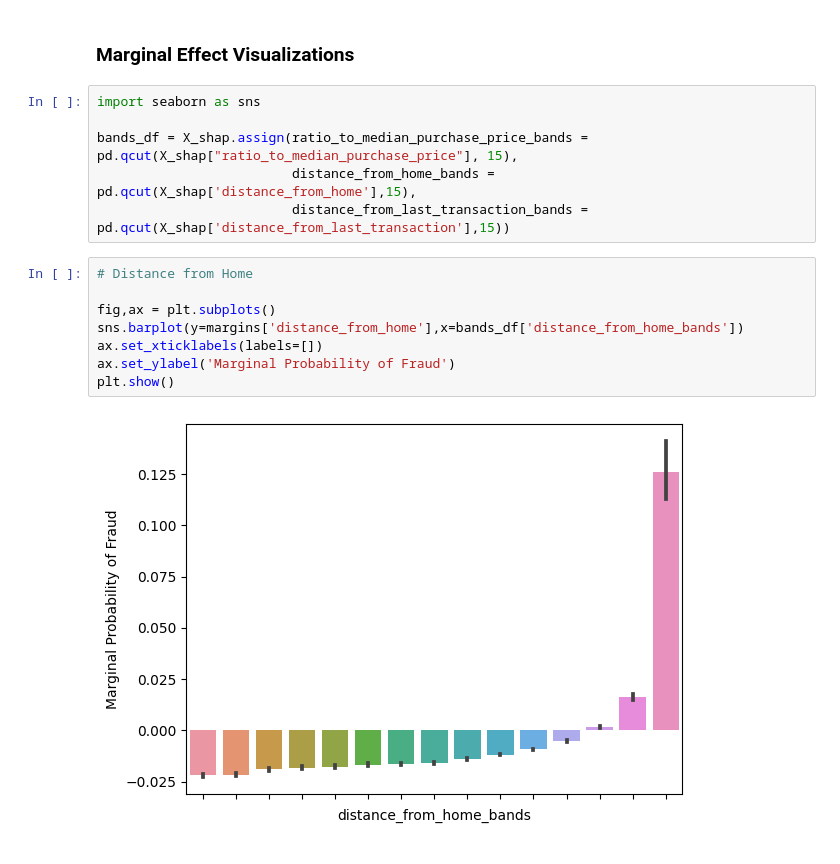
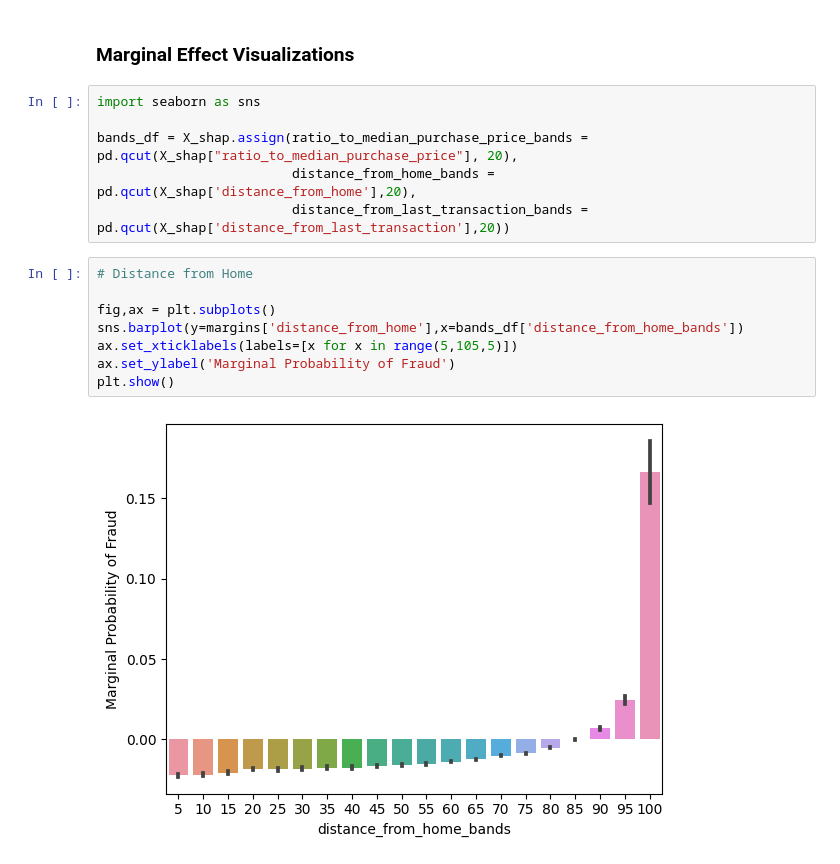
Before and after one commit to jakepenzak/blog-posts, a Jupyter notebook: Predictive Params in Logistic Reg/script.ipynb, the cells around one changed output. Saved outputs shown, nothing was run; the diff lists cells and outputs as text.

Commit message:
SHAP Interpolation

```diff
--- a/Predictive Params in Logistic Reg/script.ipynb
+++ b/Predictive Params in Logistic Reg/script.ipynb
@@ -218,19 +218,19 @@ margins = shap_df.apply(lambda x: shap_sum - x).apply(interpolate).apply(lambda
 # %%
 import seaborn as sns
 
-bands_df = X_shap.assign(ratio_to_median_purchase_price_bands = pd.qcut(X_shap["ratio_to_median_purchase_price"], 15),
-                         distance_from_home_bands = pd.qcut(X_shap['distance_from_home'],15),
-                         distance_from_last_transaction_bands = pd.qcut(X_shap['distance_from_last_transaction'],15))
+bands_df = X_shap.assign(ratio_to_median_purchase_price_bands = pd.qcut(X_shap["ratio_to_median_purchase_price"], 20),
+                         distance_from_home_bands = pd.qcut(X_shap['distance_from_home'],20),
+                         distance_from_last_transaction_bands = pd.qcut(X_shap['distance_from_last_transaction'],20))
 # %%
 # Distance from Home
 
 fig,ax = plt.subplots()
 sns.barplot(y=margins['distance_from_home'],x=bands_df['distance_from_home_bands'])
-ax.set_xticklabels(labels=[])
+ax.set_xticklabels(labels=[x for x in range(5,105,5)])
 ax.set_ylabel('Marginal Probability of Fraud')
 plt.show()
 # %% [output]
-[figure, old version]
+[figure, new version]
 # %%
 # Ratio to median purchase price
 
```
Also changed, not shown: parts of 4 cells of this notebook.
